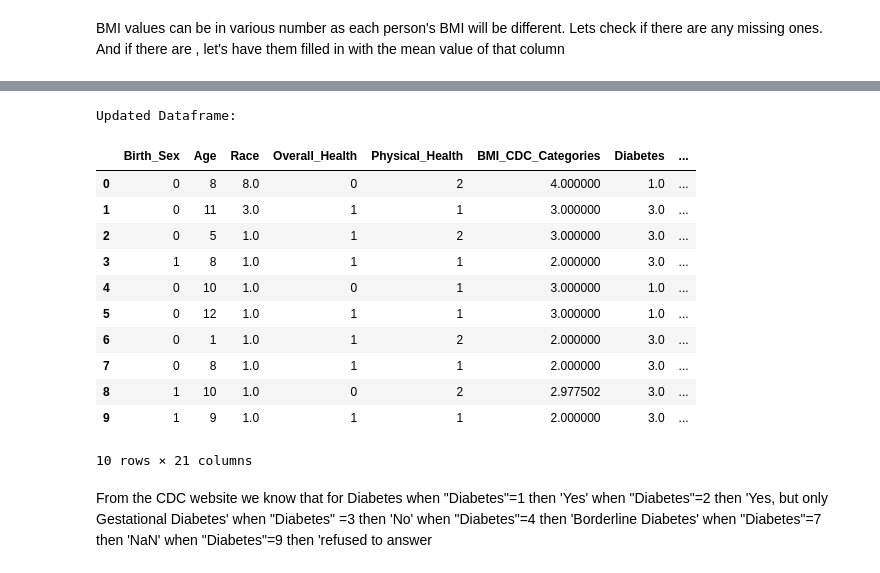
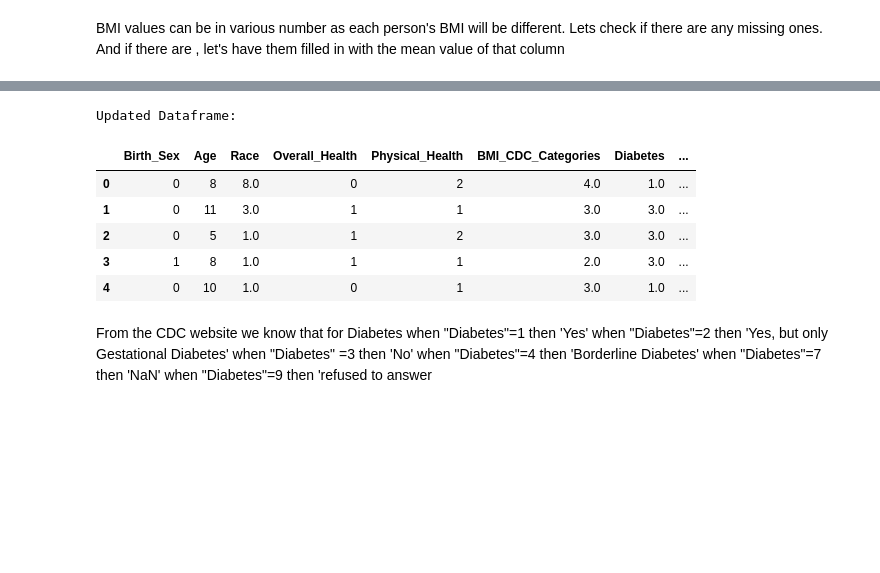
Before and after one commit to DataSolutions360/Data_Science_Capstone, a Jupyter notebook: heart_health_predictor.ipynb, the cells around one changed output, grey strips where cells are left out. Saved outputs shown, nothing was run; the diff lists cells and outputs as text; code cells hidden in the pictures; blank space fills up the shorter version.

```diff
--- a/heart_health_predictor.ipynb
+++ b/heart_health_predictor.ipynb
@@ -23,7 +38,7 @@ df.head(10)
 # %%
-#Removing the columns State and index as its not needed for Machine Learning and can be utilized for visualizations
-df = df.drop(["index","State"], axis=1)
-df.head(10)
+#Removing the columns State, index, Metropolitan_y_n, Urban_Rural, Reported_Income, Education_Level as its not needed for Machine Learning and can be utilized for visualizations
+df = df.drop(["index","State","Metropolitan_y_n","Urban_Rural","Reported_Income","Education_Level"], axis=1)
+df.head(5)
 # %% [output]
 |  | Birth_Sex | Age | Race | Overall_Health | Physical_Health | BMI_CDC_Categories | Diabetes | ... |
 | 0 | 2 | 8 | 8.0 | 2 | 2 | 4.0 | 1.0 | ... |
@@ -281,12 +374,6 @@ df["Overall_Health"].value_counts()
 9       742
 Name: Overall_Health, dtype: int64
 # %%
-# Split Overall_Health 9 into 2 bunches and update them with 1 or 0 to insert no bias to the model
-idx = df['Overall_Health'].index[df['Overall_Health']== 9]
-total_nan_len = len(idx)
-print(total_nan_len)
-first_nan = total_nan_len//2
+#deleting rows with 9
 
-df.loc[idx[0:first_nan], 'Overall_Health'] = 1
-df.loc[idx[first_nan:total_nan_len], 'Overall_Health'] = 0
-df.head(10)
+df = df[df.Overall_Health != 9]
@@ -329,12 +386,0 @@ Name: Physical_Health, dtype: int64
-# %%
-# Split Overall_Health 9 into 3 bunches and update them with 1, 2, 3 to insert no bias to the model
-idx = df['Physical_Health'].index[df['Physical_Health']== 9]
-total_nan_len = len(idx)
-print(total_nan_len)
-first_nan = total_nan_len//3
-second_nan = 2* first_nan
-
-df.loc[idx[0:first_nan], 'Physical_Health'] = 1
-df.loc[idx[first_nan:second_nan], 'Physical_Health'] = 2
-df.loc[idx[second_nan:total_nan_len], 'Physical_Health'] = 3
-df.head(10)
@@ -378,23 +402,17 @@ Mean of values in column BMI_CDC_Categories:
 # %%
 # Replace NaNs in column BMI_CDC_Categories with the
 # mean of values in the same column
 df['BMI_CDC_Categories'].fillna(value=df['BMI_CDC_Categories'].mean(), inplace=True)
 print('Updated Dataframe:')
-df.head(10)
+df.head()
 # %% [output]
 Updated Dataframe:
 |  | Birth_Sex | Age | Race | Overall_Health | Physical_Health | BMI_CDC_Categories | Diabetes | ... |
-| 0 | 0 | 8 | 8.0 | 0 | 2 | 4.000000 | 1.0 | ... |
-| 1 | 0 | 11 | 3.0 | 1 | 1 | 3.000000 | 3.0 | ... |
-| 2 | 0 | 5 | 1.0 | 1 | 2 | 3.000000 | 3.0 | ... |
-| 3 | 1 | 8 | 1.0 | 1 | 1 | 2.000000 | 3.0 | ... |
-| 4 | 0 | 10 | 1.0 | 0 | 1 | 3.000000 | 1.0 | ... |
-| 5 | 0 | 12 | 1.0 | 1 | 1 | 3.000000 | 1.0 | ... |
-| 6 | 0 | 1 | 1.0 | 1 | 2 | 2.000000 | 3.0 | ... |
-| 7 | 0 | 8 | 1.0 | 1 | 1 | 2.000000 | 3.0 | ... |
-| 8 | 1 | 10 | 1.0 | 0 | 2 | 2.977502 | 3.0 | ... |
-| 9 | 1 | 9 | 1.0 | 1 | 1 | 2.000000 | 3.0 | ... |
+| 0 | 0 | 8 | 8.0 | 0 | 2 | 4.0 | 1.0 | ... |
+| 1 | 0 | 11 | 3.0 | 1 | 1 | 3.0 | 3.0 | ... |
+| 2 | 0 | 5 | 1.0 | 1 | 2 | 3.0 | 3.0 | ... |
+| 3 | 1 | 8 | 1.0 | 1 | 1 | 2.0 | 3.0 | ... |
+| 4 | 0 | 10 | 1.0 | 0 | 1 | 3.0 | 1.0 | ... |
-10 rows × 21 columns
 # %% [markdown]
 From the CDC website we know that for Diabetes
 when "Diabetes"=1 then 'Yes'
```
Also changed, not shown: parts of 84 cells of this notebook, 7 other files.
